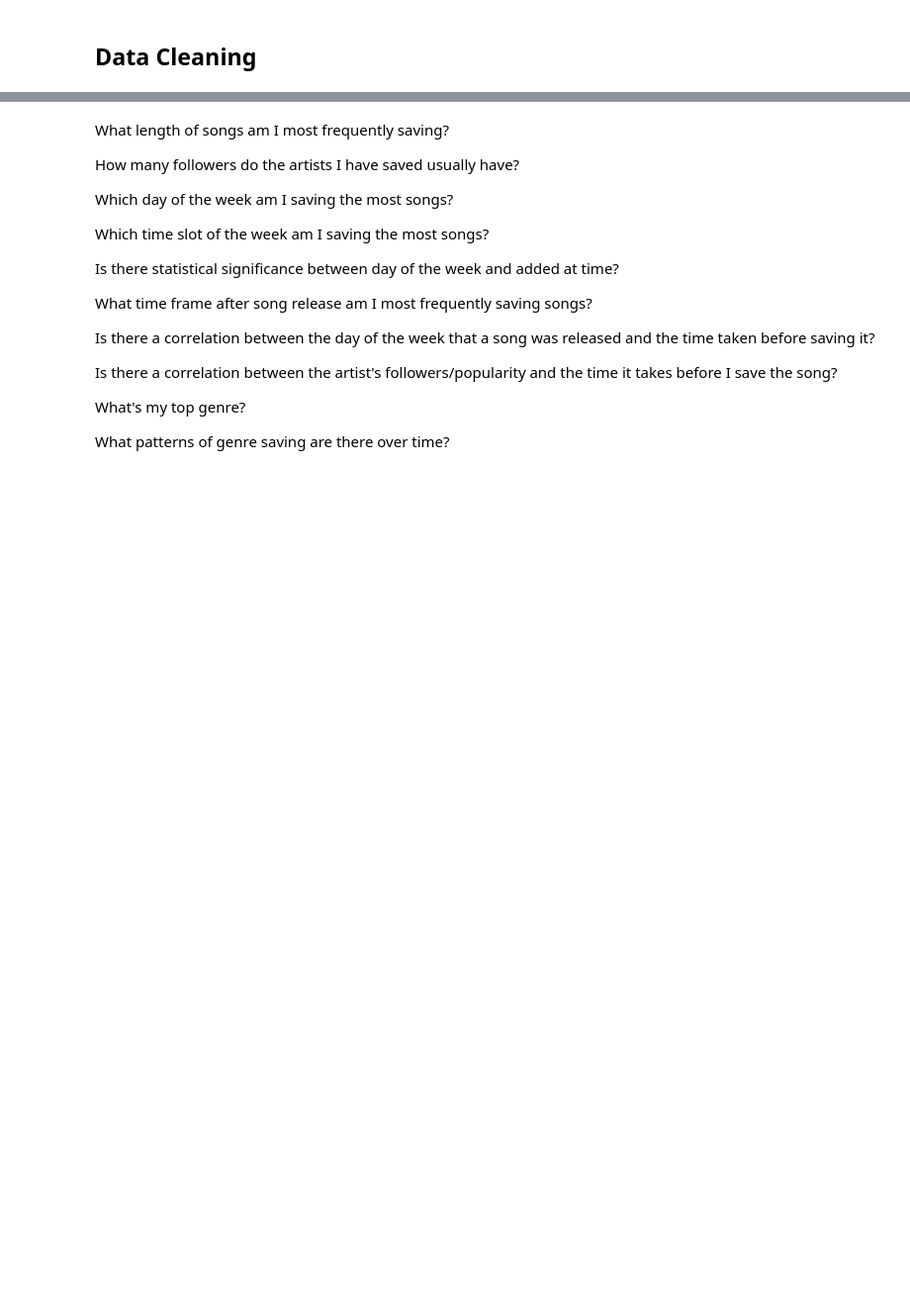
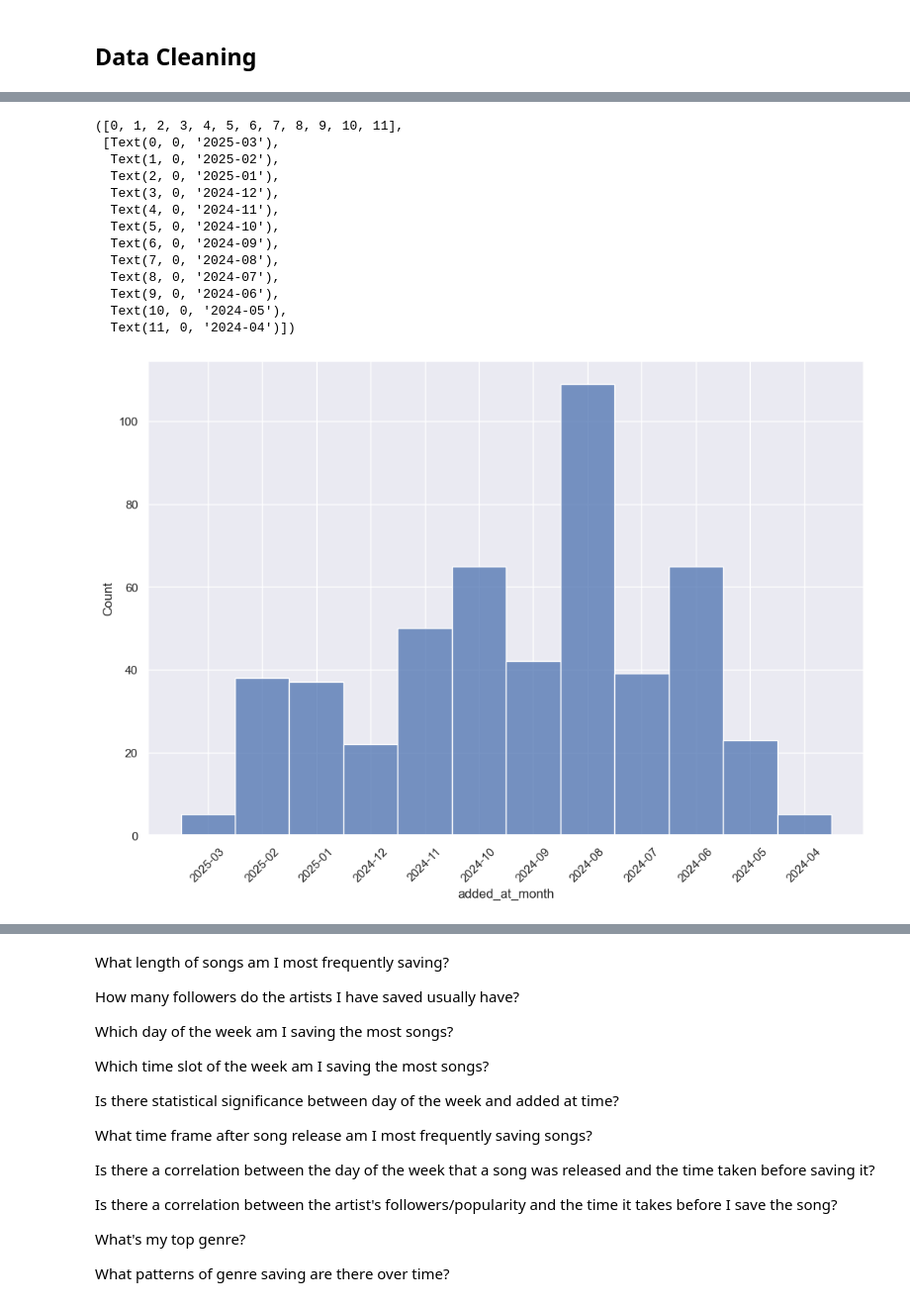
Before and after one commit to jacqhorizon/spotify-data-analysis, a Jupyter notebook: analysis.ipynb, the cells around one changed output, grey strips where cells are left out. Shown at 99% size. Drawn from its saved outputs; the diff is of its cells as text; code cells hidden in the pictures; blank space fills up the shorter version.

```diff
--- a/analysis.ipynb
+++ b/analysis.ipynb
@@ -407,0 +242,20 @@ y.despine(bottom=True, left=True)
+# %%
+convert_months = merged_df['added_at_month'].dt.strftime('%Y-%m')
+convert_months.sort_values()
+sns.histplot(convert_months)
+plt.xticks(rotation=45)
+# %% [output]
+([0, 1, 2, 3, 4, 5, 6, 7, 8, 9, 10, 11],
+ [Text(0, 0, '2025-03'),
+  Text(1, 0, '2025-02'),
+  Text(2, 0, '2025-01'),
+  Text(3, 0, '2024-12'),
+  Text(4, 0, '2024-11'),
+  Text(5, 0, '2024-10'),
+  Text(6, 0, '2024-09'),
+  Text(7, 0, '2024-08'),
+  Text(8, 0, '2024-07'),
+  Text(9, 0, '2024-06'),
+  Text(10, 0, '2024-05'),
+  Text(11, 0, '2024-04')])
+[figure, added]
```
Also changed, not shown: parts of 49 cells of this notebook, 2 other files.
